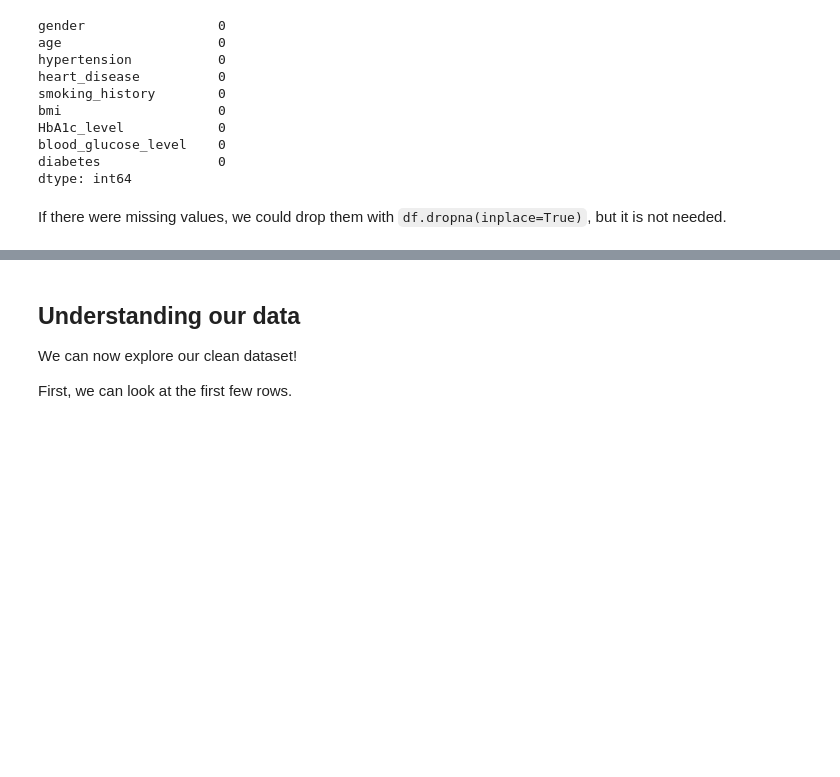
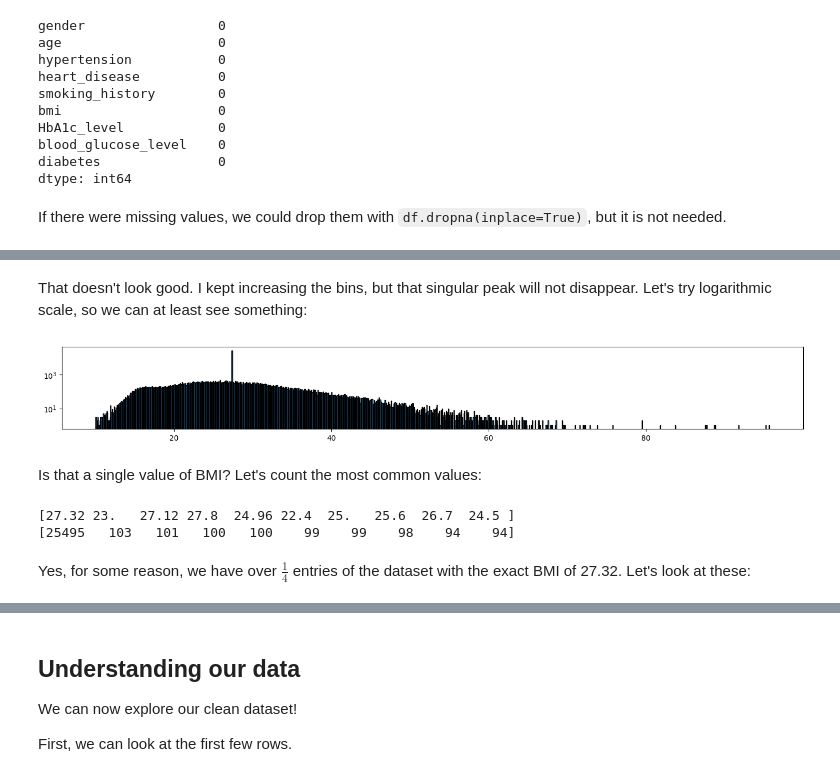
Before and after one commit to nemkin/matstat-diabetes, a Jupyter notebook: diabetes.ipynb, the cells around one changed output, grey strips where cells are left out. Saved outputs shown, nothing was run; the diff lists cells and outputs as text; code cells hidden in the pictures; blank space fills up the shorter version.

```diff
--- a/diabetes.ipynb
+++ b/diabetes.ipynb
@@ -144,0 +181,34 @@ If there were missing values, we could drop them with `df.dropna(inplace=True)`,
+# %% [markdown]
+That doesn't look good. I kept increasing the bins, but that singular peak will not disappear. Let's try logarithmic scale, so we can at least see something:
+# %%
+values = df['bmi']
+counts, bins, _ = plt.hist(values, bins=1000, edgecolor='black')
+plt.yscale('log')
+plt.gcf().set_size_inches(18, 2)
+plt.show()
+# %% [output]
+[figure, added]
+# %% [markdown]
+Is that a single value of BMI? Let's count the most common values:
+# %%
+max_count_bin = np.argmax(counts)
+max_count = counts[max_count_bin]
+max_bin_range = (bins[max_count_bin], bins[max_count_bin + 1])
+
+max_bin_range
+
+unique_values, counts = np.unique(values, return_counts=True)
+sorted_indices = np.argsort(counts)[::-1]
+sorted_values = unique_values[sorted_indices]
+sorted_counts = counts[sorted_indices]
+
+top_10_values = sorted_values[:10]
+top_10_counts = sorted_counts[:10]
+
+print(top_10_values)
+print(top_10_counts)
+# %% [output]
+[27.32 23.   27.12 27.8  24.96 22.4  25.   25.6  26.7  24.5 ]
+[25495   103   101   100   100    99    99    98    94    94]
+# %% [markdown]
+Yes, for some reason, we have over $\frac{1}{4}$ entries of the dataset with the exact BMI of 27.32. Let's look at these:
```
Also changed, not shown: parts of 46 cells of this notebook.
